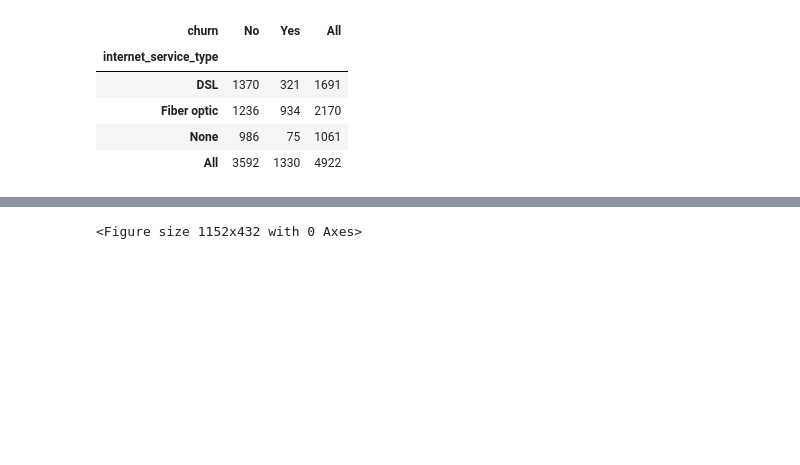
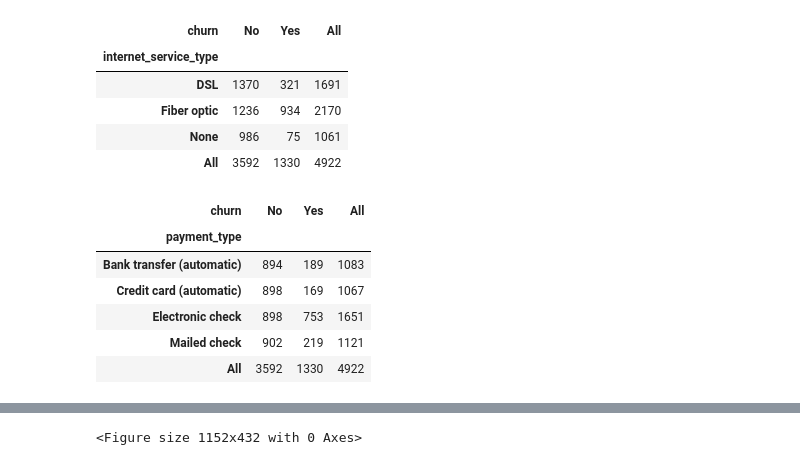
Before and after one commit to SLawsonWoods/Telco_Churn_Project, a Jupyter notebook: Draft_1_folder.ipynb, the cells around one changed output, grey strips where cells are left out. Cells and saved outputs as stored; diff of their text form; code cells hidden in the pictures; blank space fills up the shorter version.

```diff
--- a/Draft_1_folder.ipynb
+++ b/Draft_1_folder.ipynb
@@ -336,0 +339,11 @@ pd.crosstab(X_train.internet_service_type, y_train.churn, margins=True).style.ba
+# %%
+#create a heatmap payment_type and churn
+pd.crosstab(X_train.payment_type, y_train.churn, margins=True).style.background_gradient(cmap='YlOrRd')
+# %% [output]
+| churn | No | Yes | All |
+| payment_type |  |  |  |
+| Bank transfer (automatic) | 894 | 189 | 1083 |
+| Credit card (automatic) | 898 | 169 | 1067 |
+| Electronic check | 898 | 753 | 1651 |
+| Mailed check | 902 | 219 | 1121 |
+| All | 3592 | 1330 | 4922 |
```
Also changed, not shown: parts of 22 cells of this notebook, 1 other file.
